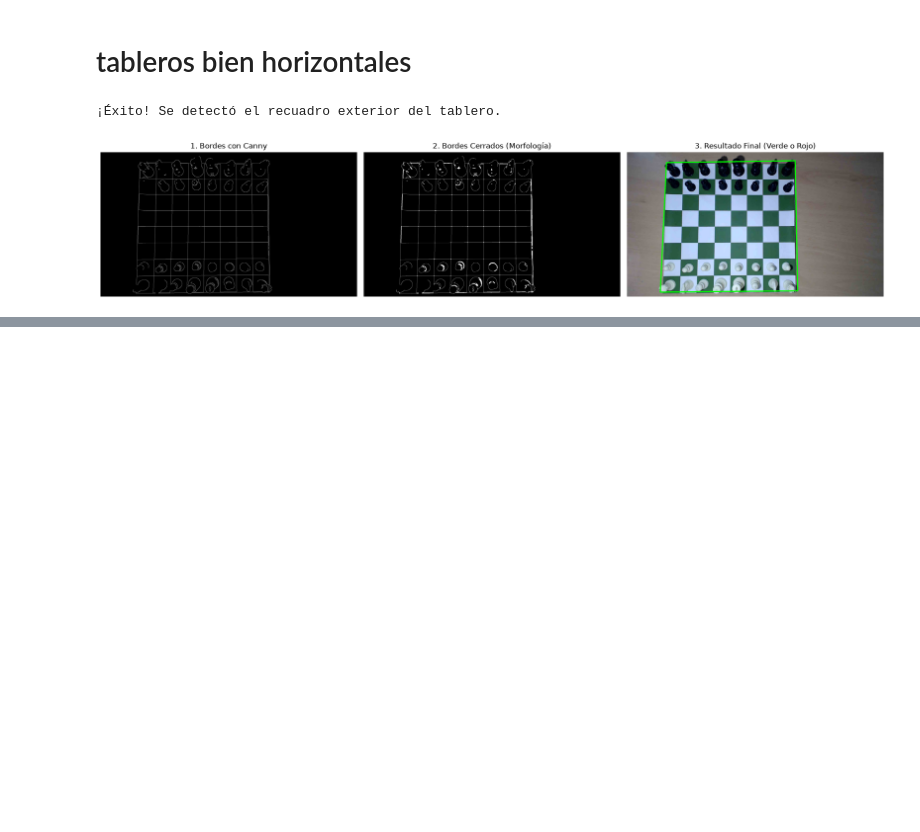
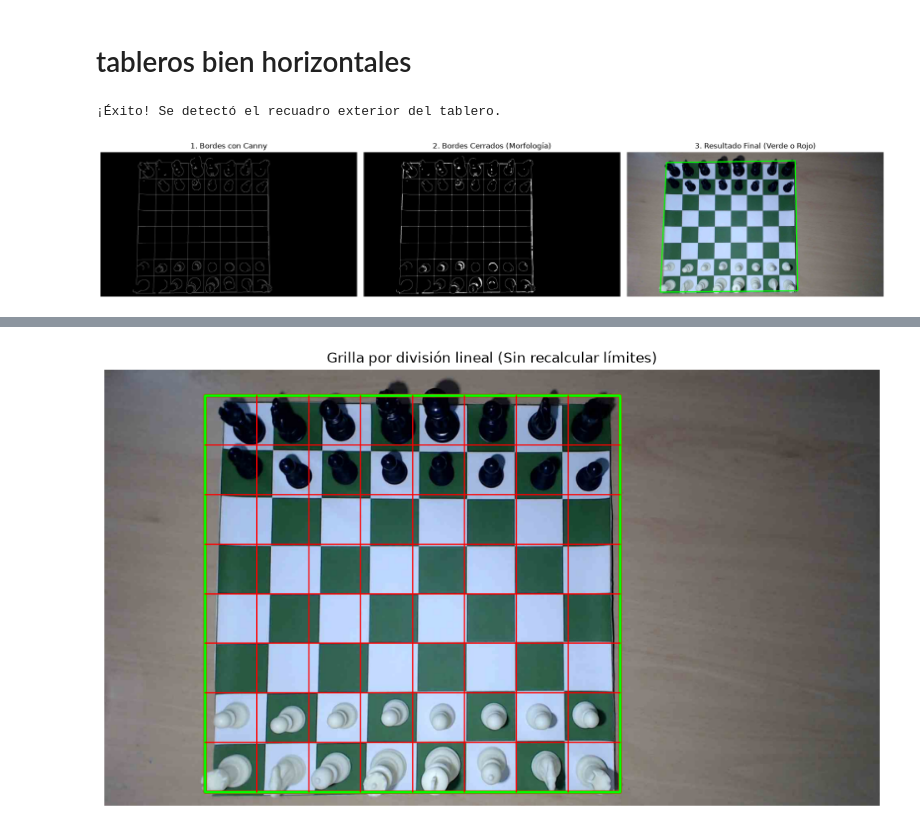
Before and after one commit to gggelme/chess_dataset_maker, a Jupyter notebook: src/parser/delimitar_tablero.ipynb, the cells around one changed output, grey strips where cells are left out. Saved outputs shown, nothing was run; the diff lists cells and outputs as text; code cells hidden in the pictures; blank space fills up the shorter version.

```diff
--- a/src/parser/delimitar_tablero.ipynb
+++ b/src/parser/delimitar_tablero.ipynb
@@ -80,0 +143,29 @@ entonces anda bien
+# %%
+# 1. Calcular el tamaño de cada celda con las variables que ya tienes
+ancho_total = x_max - x_min
+alto_total = y_max - y_min
+
+celda_ancho = ancho_total / 8
+celda_alto = alto_total / 8
+
+# 2. Dibujar el rectángulo contenedor exterior (Verde)
+cv2.rectangle(imagen_color, (x_min, y_min), (x_max, y_max), (0, 255, 0), 5)
+
+# 3. Dibujar las líneas de la grilla usando los límites existentes (Azul)
+for i in range(1, 8):
+    # Líneas Verticales
+    x_linea = int(x_min + (i * celda_ancho))
+    cv2.line(imagen_color, (x_linea, y_min), (x_linea, y_max), (255, 0, 0), 2)
+
+    # Líneas Horizontales
+    y_linea = int(y_min + (i * celda_alto))
+    cv2.line(imagen_color, (x_min, y_linea), (x_max, y_linea), (255, 0, 0), 2)
+
+# 4. Mostrar el resultado en Jupyter
+plt.figure(figsize=(12, 12))
+plt.imshow(imagen_color)
+plt.title("Grilla por división lineal (Sin recalcular límites)")
+plt.axis('off')
+plt.show()
+# %% [output]
+[figure, added]
```
Also changed, not shown: parts of 9 cells of this notebook, 4 other files.
